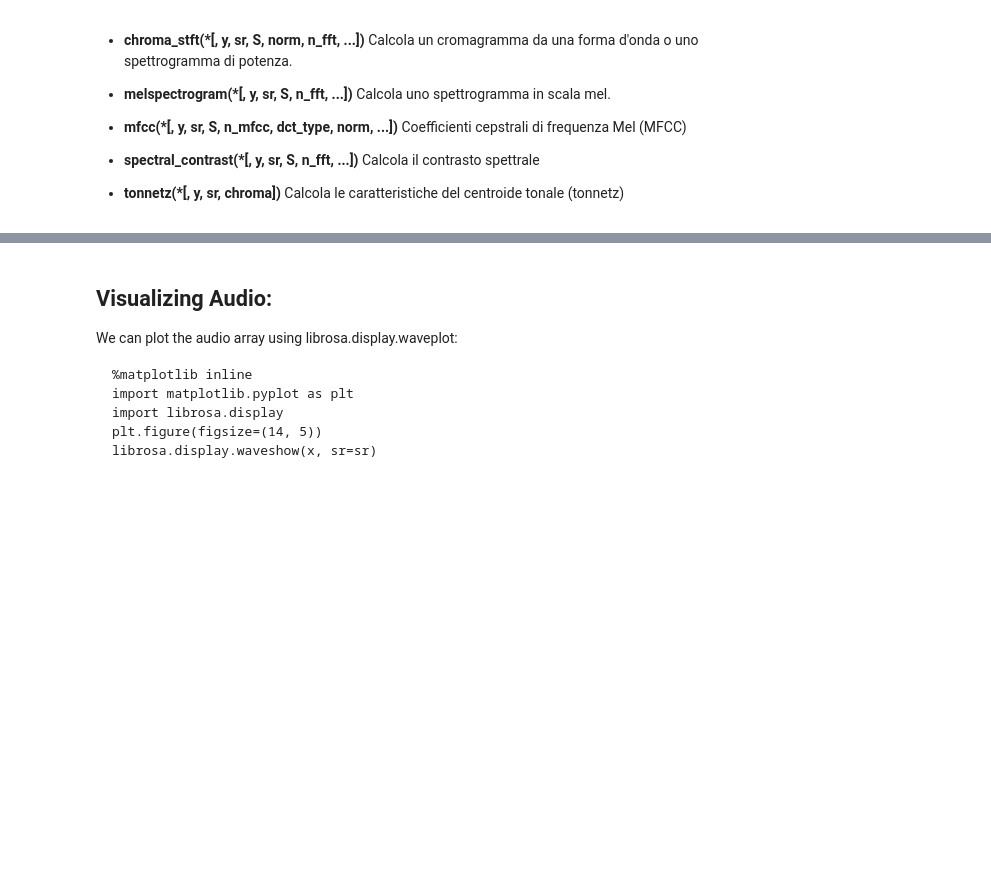
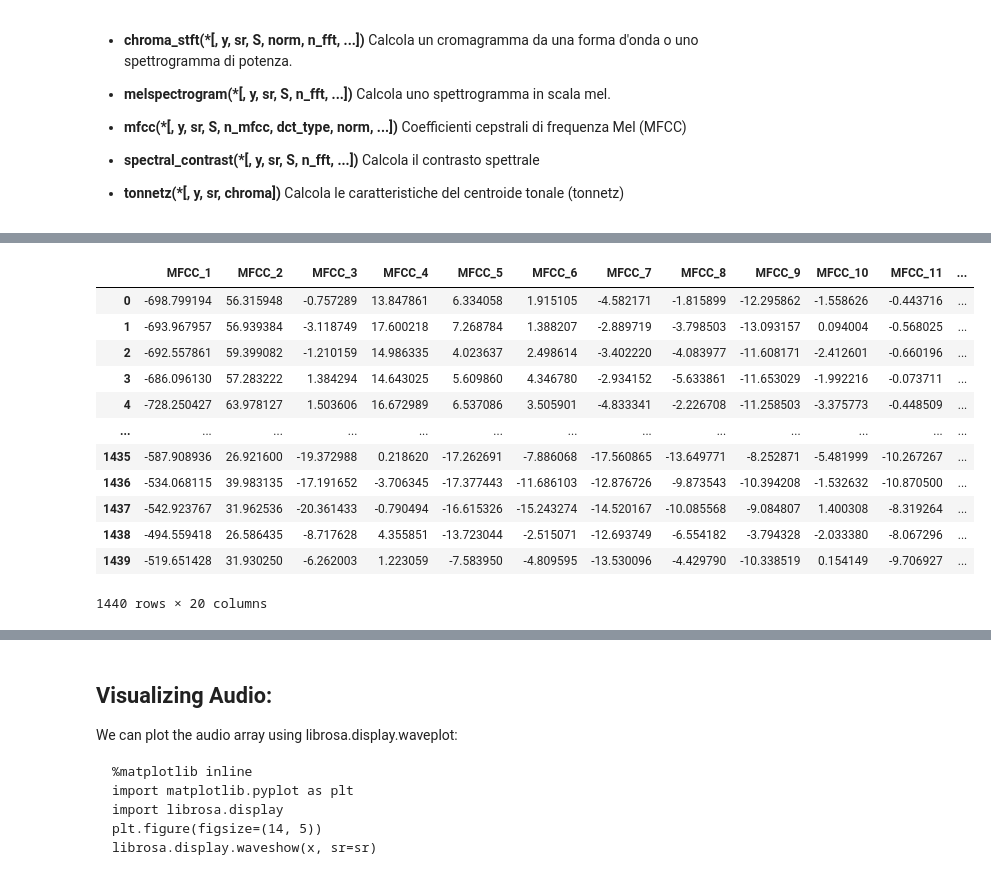
Before and after one commit to Eleonora-f/Thesis_project, a Jupyter notebook: Emotion detection from multilingual audio using.ipynb, the cells around one changed output, grey strips where cells are left out. Saved outputs shown, nothing was run; the diff lists cells and outputs as text; code cells hidden in the pictures; blank space fills up the shorter version.

```diff
--- a/Emotion detection from multilingual audio using.ipynb
+++ b/Emotion detection from multilingual audio using.ipynb
@@ -236,0 +260,26 @@ dataset["Emotions"].value_counts().plot.pie(autopct="%.2f%%");
+# %%
+chroma_stft = []
+melspectrogram = []
+mfcc = []
+spectral_contrast = []
+tonnetz = []
+
+
+for audio_file in dataset["Path"]:
+    data, sample_rate = librosa.load(audio_file)
+
+    # Chroma_stft
+    stft = np.abs(librosa.stft(data))
+    chroma_stft.append(np.mean(librosa.feature.chroma_stft(S=stft, sr=sample_rate).T, axis=0))
+
+    # MelSpectogram
+    melspectrogram.append(np.mean(librosa.feature.melspectrogram(y=data, sr=sample_rate).T, axis=0))
+
+    # MFCC
+    mfcc.append(np.mean(librosa.feature.mfcc(y=data, sr=sample_rate).T, axis=0))
+
+    # Spectral_contrast
+    spectral_contrast.append(np.mean(librosa.feature.spectral_contrast(y=data, sr=sample_rate).T, axis=0))
+
+    # Tonnetz
+    tonnetz.append(np.mean(librosa.feature.tonnetz(y=data).T, axis=0))
@@ -236,0 +322,17 @@ dataset["Emotions"].value_counts().plot.pie(autopct="%.2f%%");
+# %%
+mfcc_df = pd.DataFrame(mfcc)
+mfcc_df.rename(columns=lambda i: 'MFCC_' + str(i+1))
+# %% [output]
+|  | MFCC_1 | MFCC_2 | MFCC_3 | MFCC_4 | MFCC_5 | MFCC_6 | MFCC_7 | MFCC_8 | MFCC_9 | MFCC_10 | MFCC_11 | ... |
+| 0 | -698.799194 | 56.315948 | -0.757289 | 13.847861 | 6.334058 | 1.915105 | -4.582171 | -1.815899 | -12.295862 | -1.558626 | -0.443716 | ... |
+| 1 | -693.967957 | 56.939384 | -3.118749 | 17.600218 | 7.268784 | 1.388207 | -2.889719 | -3.798503 | -13.093157 | 0.094004 | -0.568025 | ... |
+| 2 | -692.557861 | 59.399082 | -1.210159 | 14.986335 | 4.023637 | 2.498614 | -3.402220 | -4.083977 | -11.608171 | -2.412601 | -0.660196 | ... |
+| 3 | -686.096130 | 57.283222 | 1.384294 | 14.643025 | 5.609860 | 4.346780 | -2.934152 | -5.633861 | -11.653029 | -1.992216 | -0.073711 | ... |
+| 4 | -728.250427 | 63.978127 | 1.503606 | 16.672989 | 6.537086 | 3.505901 | -4.833341 | -2.226708 | -11.258503 | -3.375773 | -0.448509 | ... |
+| ... | ... | ... | ... | ... | ... | ... | ... | ... | ... | ... | ... | ... |
+| 1435 | -587.908936 | 26.921600 | -19.372988 | 0.218620 | -17.262691 | -7.886068 | -17.560865 | -13.649771 | -8.252871 | -5.481999 | -10.267267 | ... |
+| 1436 | -534.068115 | 39.983135 | -17.191652 | -3.706345 | -17.377443 | -11.686103 | -12.876726 | -9.873543 | -10.394208 | -1.532632 | -10.870500 | ... |
+| 1437 | -542.923767 | 31.962536 | -20.361433 | -0.790494 | -16.615326 | -15.243274 | -14.520167 | -10.085568 | -9.084807 | 1.400308 | -8.319264 | ... |
+| 1438 | -494.559418 | 26.586435 | -8.717628 | 4.355851 | -13.723044 | -2.515071 | -12.693749 | -6.554182 | -3.794328 | -2.033380 | -8.067296 | ... |
+| 1439 | -519.651428 | 31.930250 | -6.262003 | 1.223059 | -7.583950 | -4.809595 | -13.530096 | -4.429790 | -10.338519 | 0.154149 | -9.706927 | ... |
+1440 rows × 20 columns
```
Also changed, not shown: parts of 40 cells of this notebook.
